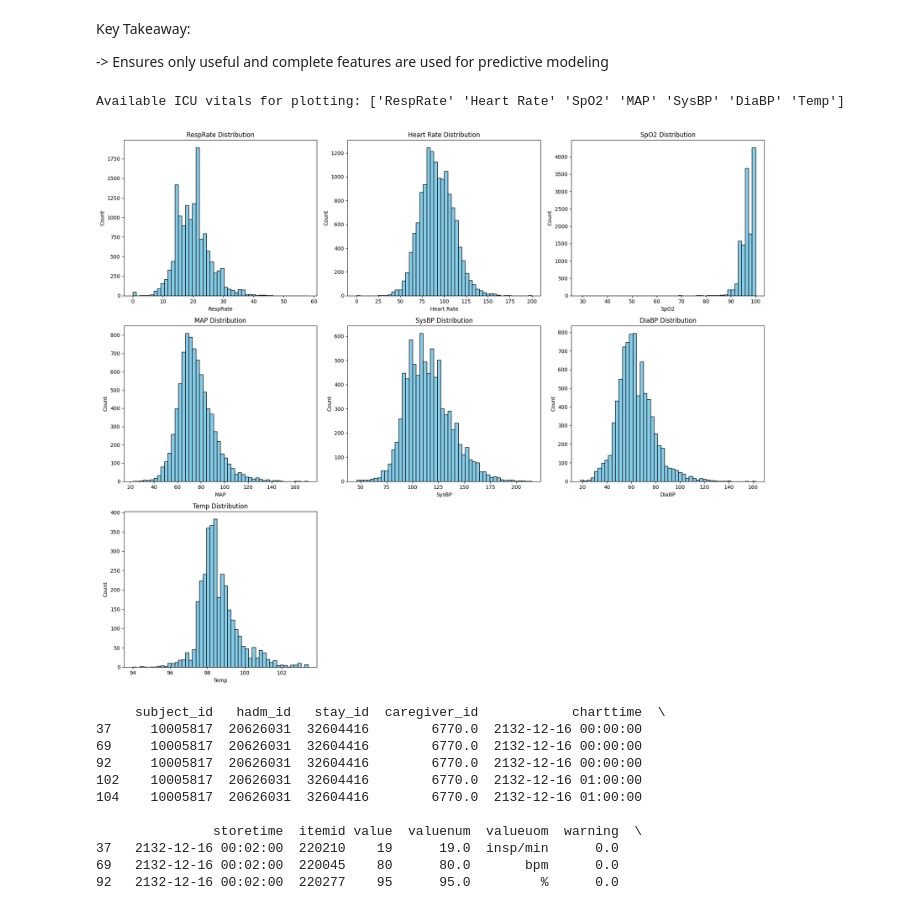
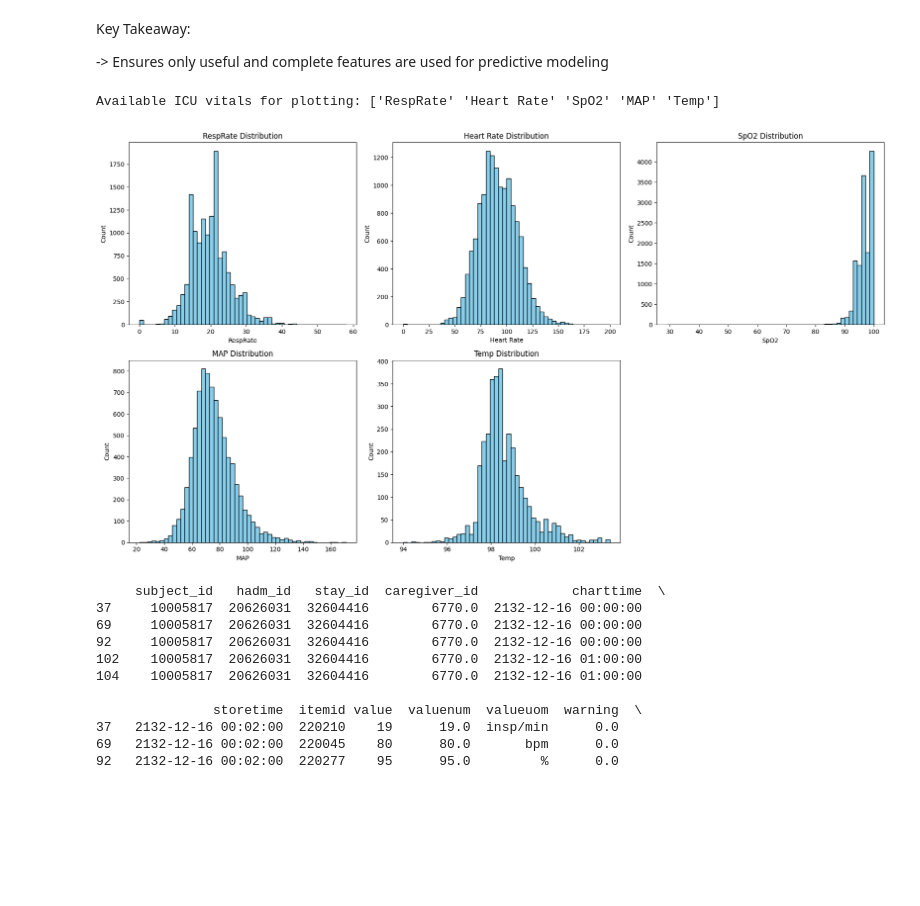
Before and after one commit to PriceOptima-SpringBoard/AI-NutriCare, a Jupyter notebook: Milestone1.ipynb, the cells around one changed output. Drawn from its saved outputs; the diff is of its cells as text; code cells hidden in the pictures; blank space fills up the shorter version.

```diff
--- a/Milestone1.ipynb
+++ b/Milestone1.ipynb
@@ -377,8 +377,6 @@ Key Takeaway:
 
 icu_vitals = {
     'Heart Rate': 220045,
-    'SysBP': 220179,
-    'DiaBP': 220180,
     'MAP': 220181,
     'RespRate': 220210,
     'SpO2': 220277,
@@ -395,35 +393,35 @@ final_vitals = vitals[vitals['itemid'].isin(icu_vitals.values())].copy()
 final_vitals['label'] = final_vitals['itemid'].map({v:k for k,v in icu_vitals.items()})
 
 # Drop missing numeric values
 final_vitals = final_vitals.dropna(subset=['valuenum'])
 
 available_vitals = final_vitals['label'].unique()
 print("Available ICU vitals for plotting:", available_vitals)
 
 import math
 num_vitals = len(available_vitals)
 cols = 3
 rows = math.ceil(num_vitals / cols)
 
 fig, axes = plt.subplots(rows, cols, figsize=(18, 5*rows))
 axes = axes.flatten()
 
 for i, vital in enumerate(available_vitals):
     data = final_vitals[final_vitals['label']==vital]['valuenum']
     axes[i].hist(data, bins=50, color='skyblue', edgecolor='black')
     axes[i].set_title(f"{vital} Distribution")
     axes[i].set_xlabel(vital)
     axes[i].set_ylabel("Count")
 
 # Remove empty subplots
 for j in range(i+1, len(axes)):
     fig.delaxes(axes[j])
 
 plt.tight_layout()
 plt.show()
 # %% [output]
-Available ICU vitals for plotting: ['RespRate' 'Heart Rate' 'SpO2' 'MAP' 'SysBP' 'DiaBP' 'Temp']
+Available ICU vitals for plotting: ['RespRate' 'Heart Rate' 'SpO2' 'MAP' 'Temp']
-[figure, old version]
+[figure, new version]
 # %%
 # Count number of measurements per icustay
 icu_counts = final_vitals.groupby('stay_id')['valuenum'].count()
```
Also changed, not shown: parts of 44 cells of this notebook.
